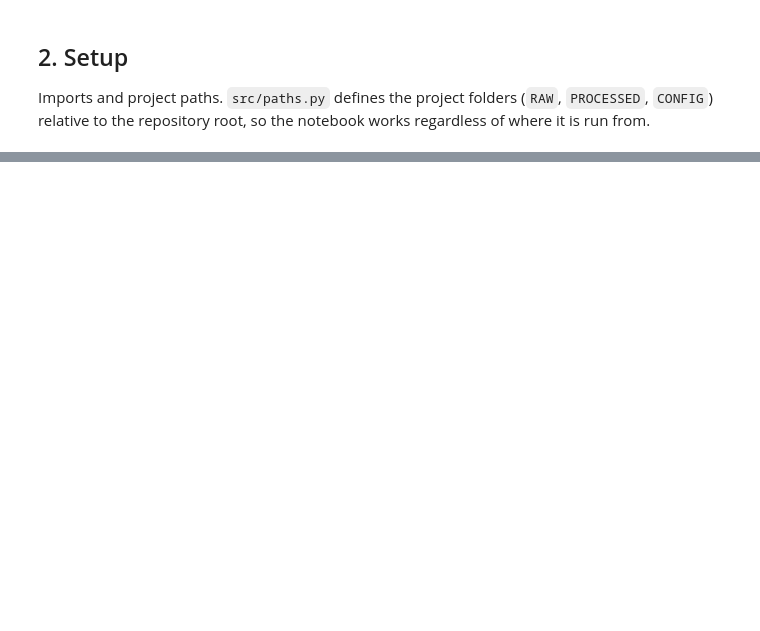
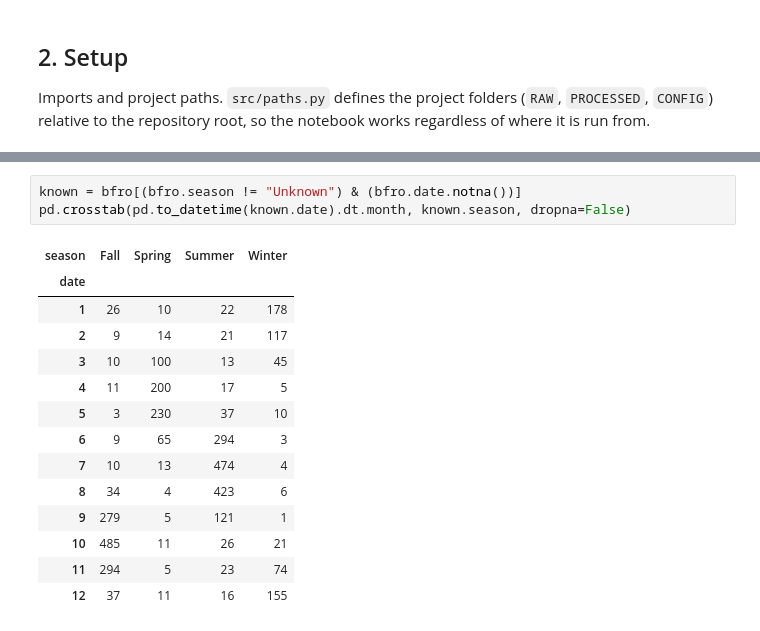
Before and after one commit to SimoAngelov/MonstersInTheData, a Jupyter notebook: notebooks/01_data_collection.ipynb, the cells around one changed output, grey strips where cells are left out. Saved outputs shown, nothing was run; the diff lists cells and outputs as text; blank space fills up the shorter version.

```diff
--- a/notebooks/01_data_collection.ipynb
+++ b/notebooks/01_data_collection.ipynb
@@ -49,0 +187,18 @@ The class measures how easy it is to confuse something, not whether the witness
+# %%
+known = bfro[(bfro.season != "Unknown") & (bfro.date.notna())]
+pd.crosstab(pd.to_datetime(known.date).dt.month, known.season, dropna=False)
+# %% [output]
+| season | Fall | Spring | Summer | Winter |
+| date |  |  |  |  |
+| 1 | 26 | 10 | 22 | 178 |
+| 2 | 9 | 14 | 21 | 117 |
+| 3 | 10 | 100 | 13 | 45 |
+| 4 | 11 | 200 | 17 | 5 |
+| 5 | 3 | 230 | 37 | 10 |
+| 6 | 9 | 65 | 294 | 3 |
+| 7 | 10 | 13 | 474 | 4 |
+| 8 | 34 | 4 | 423 | 6 |
+| 9 | 279 | 5 | 121 | 1 |
+| 10 | 485 | 11 | 26 | 21 |
+| 11 | 294 | 5 | 23 | 74 |
+| 12 | 37 | 11 | 16 | 155 |
```
Also changed, not shown: parts of 38 cells of this notebook.
